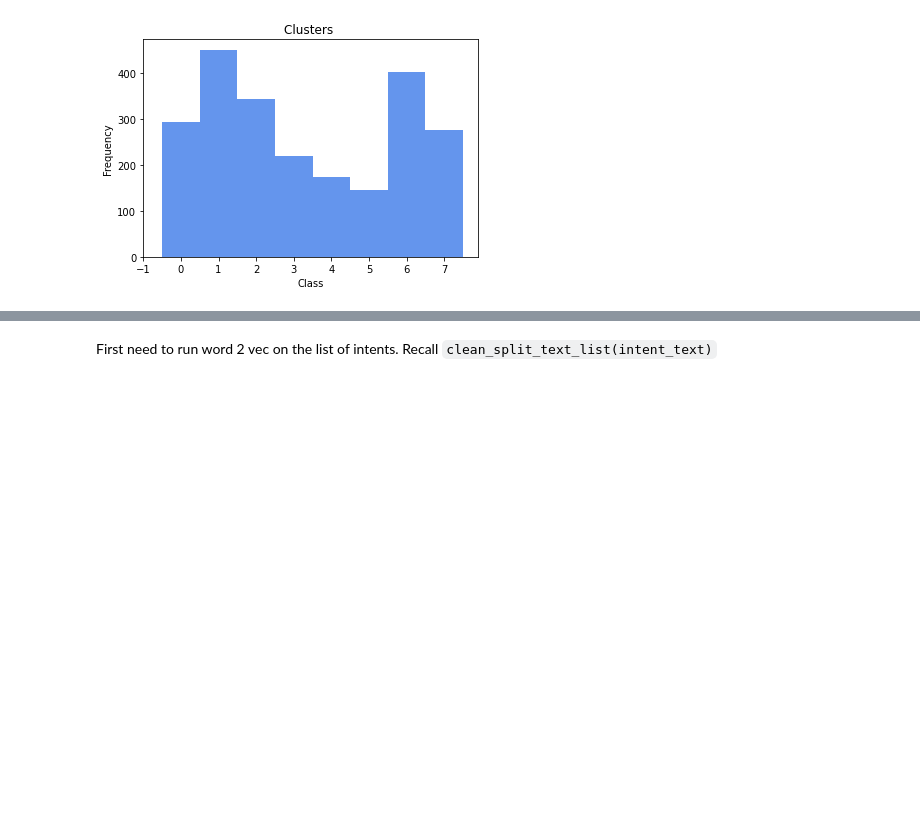
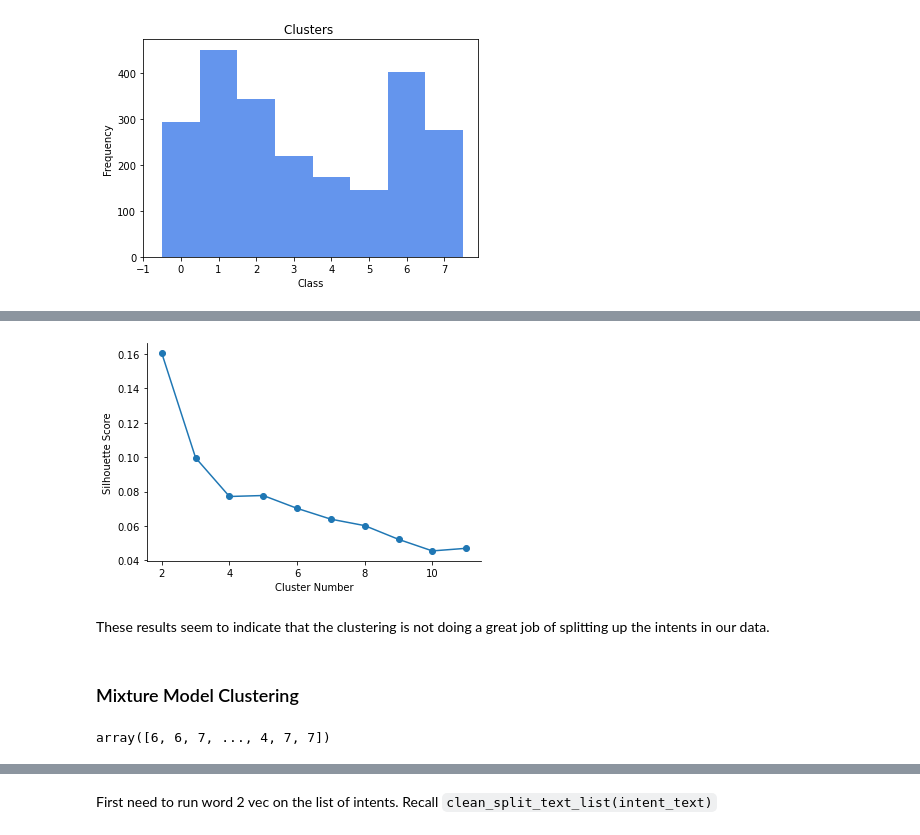
Before and after one commit to justinhugh/intent-prediction-in-code, a Jupyter notebook: vectorization_with_word2vec.ipynb, the cells around one changed output, grey strips where cells are left out. Drawn from its saved outputs; the diff is of its cells as text; code cells hidden in the pictures; blank space fills up the shorter version.

```diff
--- a/vectorization_with_word2vec.ipynb
+++ b/vectorization_with_word2vec.ipynb
@@ -484,0 +515,12 @@ plt.show()
+# %%
+from sklearn.metrics import silhouette_score
+ks = range(2,12)
+km_silhouette_scores = []
+
+for k in ks:
+    kmeans = KMeans(n_clusters = k)
+    kmeans.fit(X)
+
+    my_silhouette_score = silhouette_score(X, kmeans.predict(X))
+    km_silhouette_scores.append(my_silhouette_score)
+    print(f"The silhouette score with {k} clusters is: {round(my_silhouette_score, 2)}")
@@ -484,0 +538,13 @@ plt.show()
+# %%
+plt.figure()
+plt.plot(ks, km_silhouette_scores, marker="o")
+plt.xlabel("Cluster Number")
+plt.ylabel("Silhouette Score")
+sns.despine()
+plt.show();
+# %% [output]
+[figure, added]
+# %% [markdown]
+These results seem to indicate that the clustering is not doing a great job of splitting up the intents in our data.
+# %% [markdown]
+### Mixture Model Clustering
@@ -484,0 +560,4 @@ plt.show()
+# %%
+gmm_pred_labels
+# %% [output]
+array([6, 6, 7, ..., 4, 7, 7])
```
Also changed, not shown: parts of 13 cells of this notebook.
